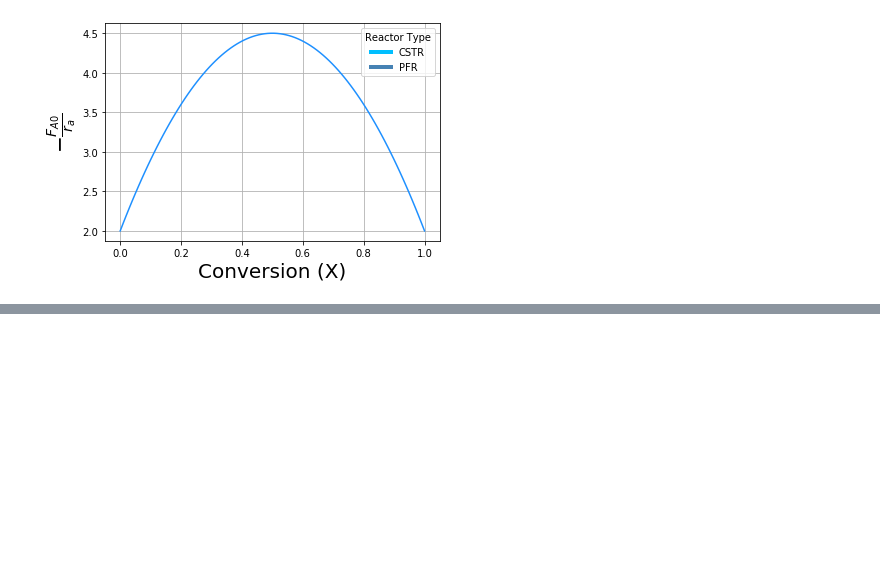
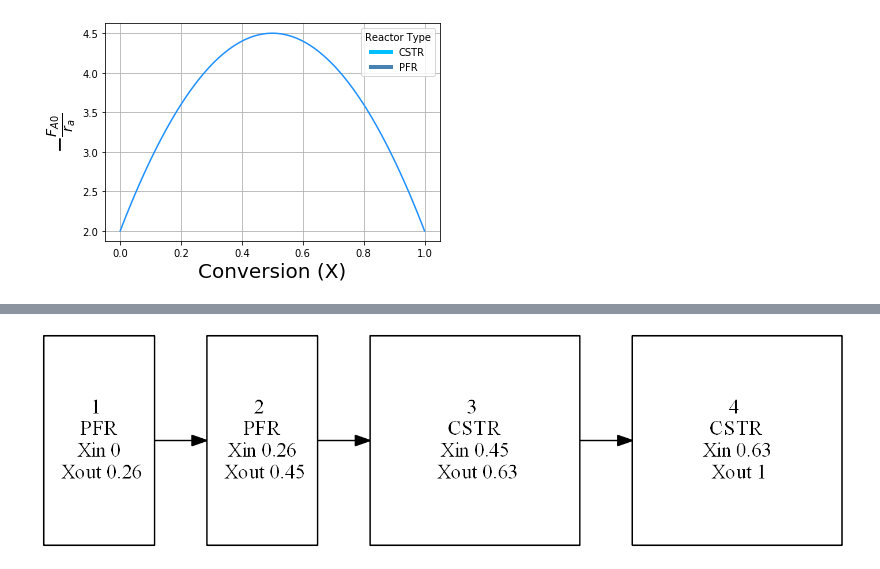
Before and after one commit to lollcat/RL-Process-Design, a Jupyter notebook: PFR or CSTR/Agent.ipynb, the cells around one changed output, grey strips where cells are left out. Cells and saved outputs as stored; diff of their text form; code cells hidden in the pictures; blank space fills up the shorter version.

```diff
--- a/PFR or CSTR/Agent.ipynb
+++ b/PFR or CSTR/Agent.ipynb
@@ -335,0 +380,6 @@ Image(url='Livenspiel.gif')
+# %%
+import PIL.Image
+import IPython.display
+IPython.display.display(PIL.Image.fromarray(image_list[-1]))
+# %% [output]
+[figure, added]
```
Also changed, not shown: parts of 10 cells of this notebook, 1 other file.
